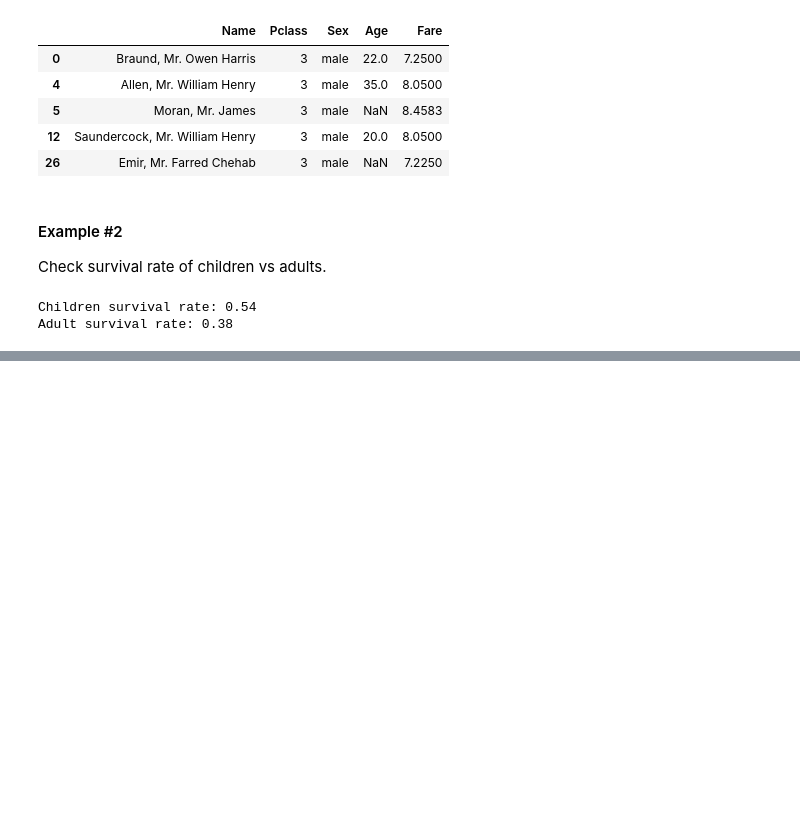
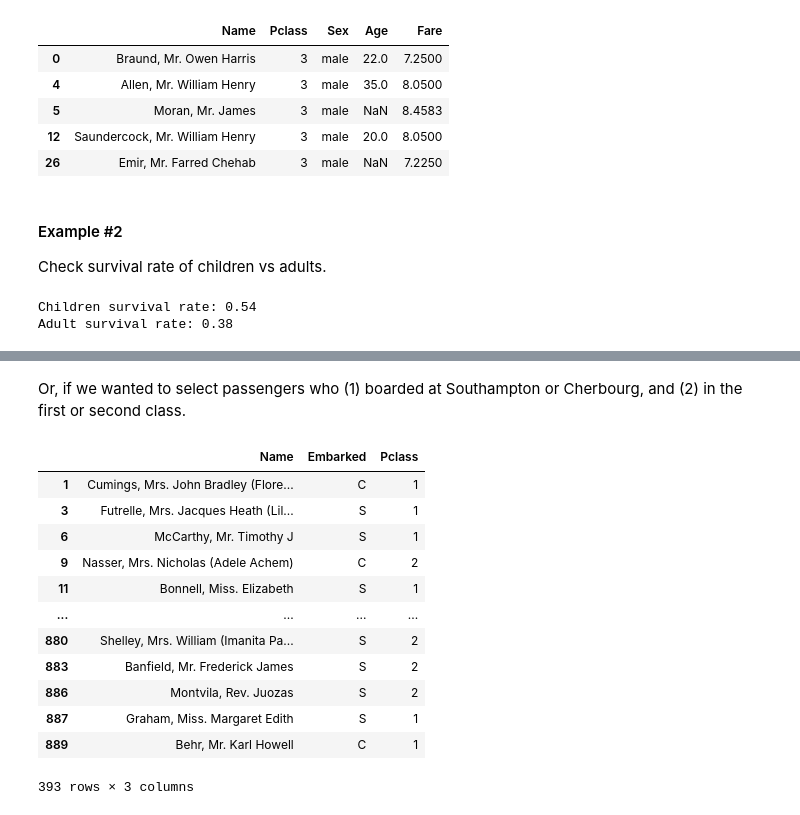
Before and after one commit to jieshu-wang-SBU/EST389_371_2026_spring, a Jupyter notebook: lectures/08-core_data_manipulation/08-02_Advanced_filtering.ipynb, the cells around one changed output, grey strips where cells are left out. Cells and saved outputs as stored; diff of their text form; code cells hidden in the pictures; blank space fills up the shorter version.

```diff
--- a/lectures/08-core_data_manipulation/08-02_Advanced_filtering.ipynb
+++ b/lectures/08-core_data_manipulation/08-02_Advanced_filtering.ipynb
@@ -176,0 +215,21 @@ Adult survival rate: 0.38
+# %% [markdown]
+Or, if we wanted to select passengers who (1) boarded at Southampton or Cherbourg, and (2) in the first or second class.
+# %%
+df[
+    (df['Embarked'].isin(['S', 'C'])) &
+    (df['Pclass'].isin([1, 2]))
+][["Name", "Embarked",'Pclass']]
+# %% [output]
+|  | Name | Embarked | Pclass |
+| 1 | Cumings, Mrs. John Bradley (Flore... | C | 1 |
+| 3 | Futrelle, Mrs. Jacques Heath (Lil... | S | 1 |
+| 6 | McCarthy, Mr. Timothy J | S | 1 |
+| 9 | Nasser, Mrs. Nicholas (Adele Achem) | C | 2 |
+| 11 | Bonnell, Miss. Elizabeth | S | 1 |
+| ... | ... | ... | ... |
+| 880 | Shelley, Mrs. William (Imanita Pa... | S | 2 |
+| 883 | Banfield, Mr. Frederick James | S | 2 |
+| 886 | Montvila, Rev. Juozas | S | 2 |
+| 887 | Graham, Miss. Margaret Edith | S | 1 |
+| 889 | Behr, Mr. Karl Howell | C | 1 |
+393 rows × 3 columns
```
Also changed, not shown: parts of 26 cells of this notebook.
